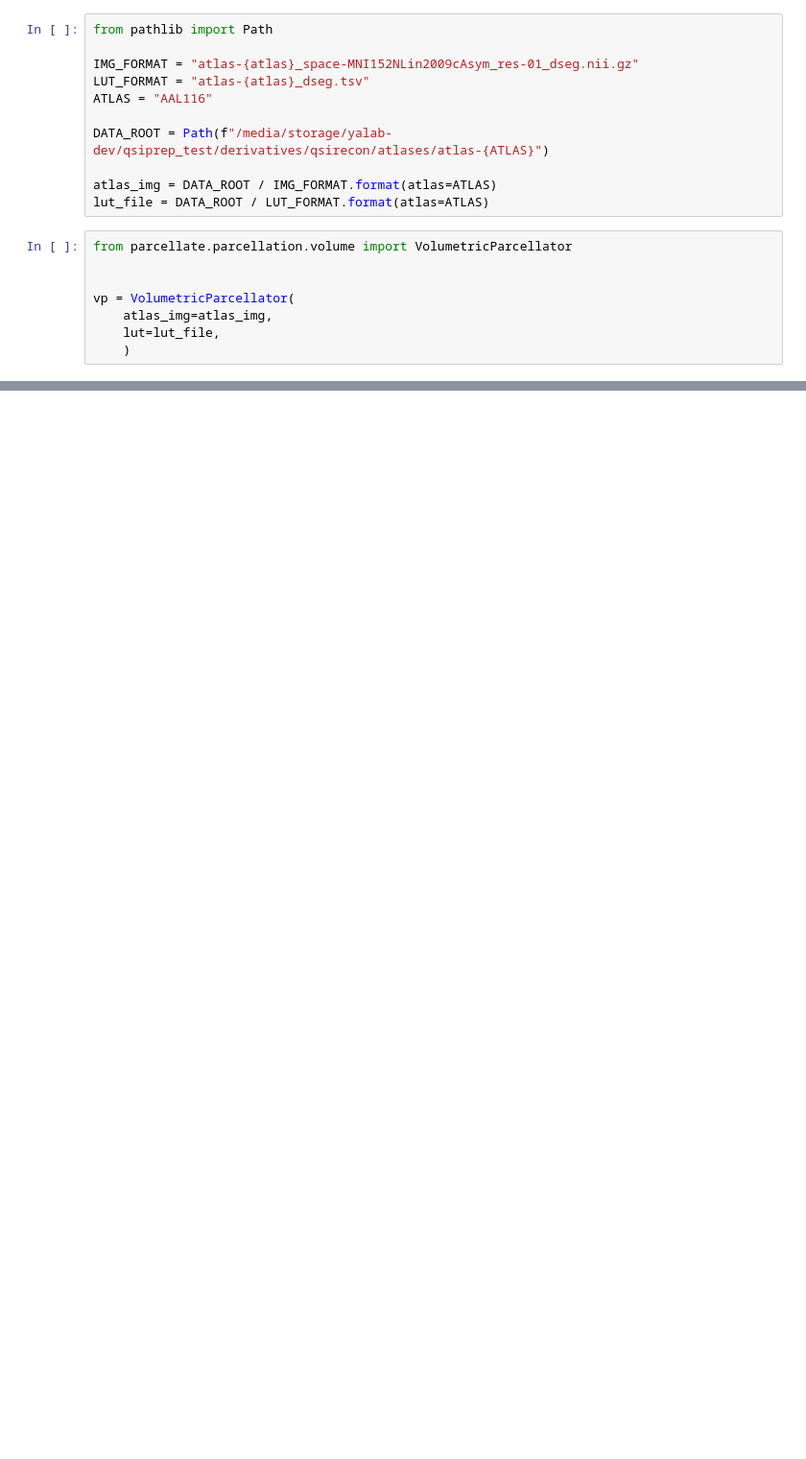
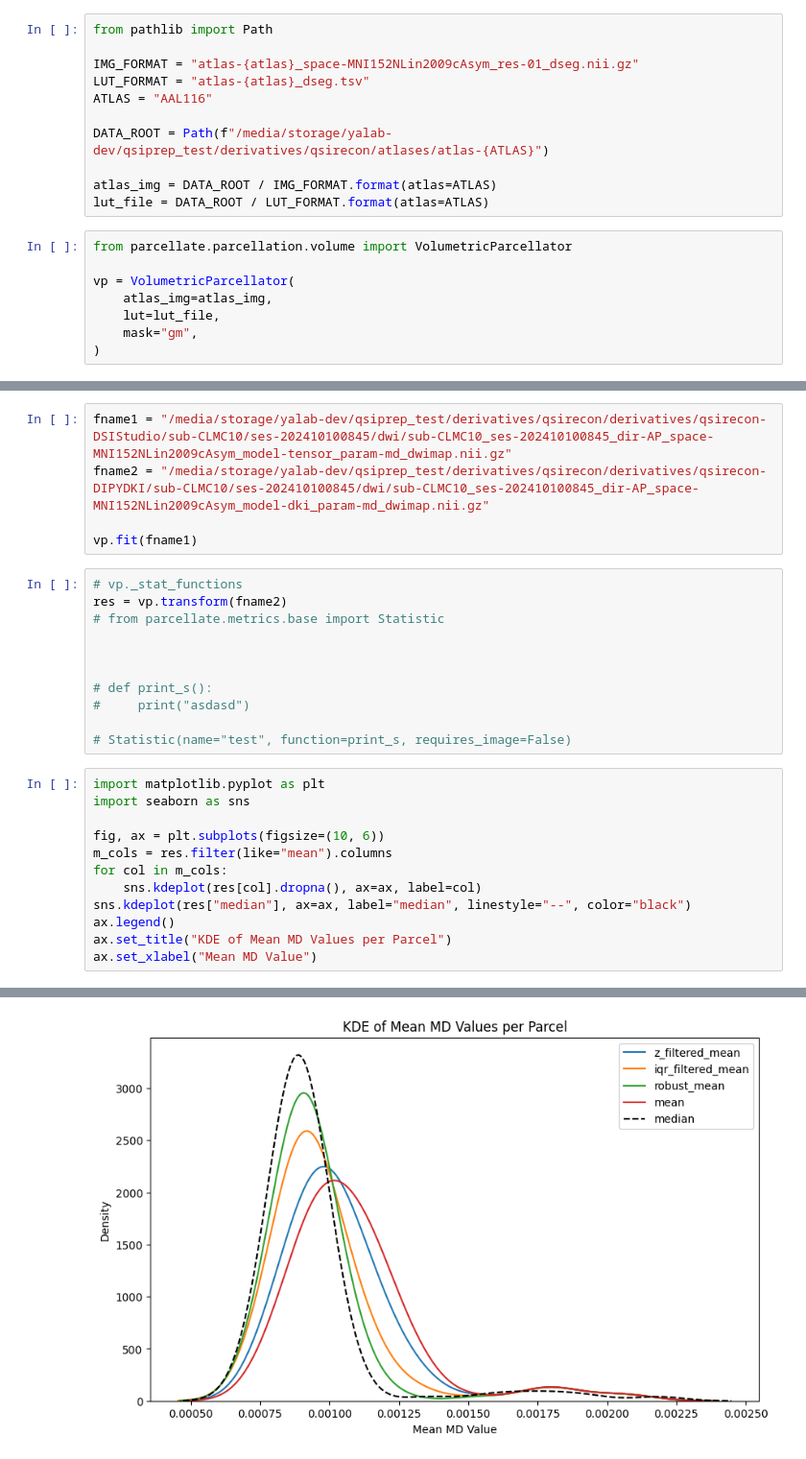
Before and after one commit to GalKepler/parcellate, a Jupyter notebook: notebooks/atlas.ipynb, the cells around one changed output, grey strips where cells are left out. Shown: that part at 96% size. Cells and saved outputs as stored; diff of their text form; blank space fills up the shorter version.

Commit message:
volumetric parcellation pretty much done

```diff
--- a/notebooks/atlas.ipynb
+++ b/notebooks/atlas.ipynb
@@ -11,9 +11,9 @@ atlas_img = DATA_ROOT / IMG_FORMAT.format(atlas=ATLAS)
 lut_file = DATA_ROOT / LUT_FORMAT.format(atlas=ATLAS)
 # %%
 from parcellate.parcellation.volume import VolumetricParcellator
-
 
 vp = VolumetricParcellator(
     atlas_img=atlas_img,
     lut=lut_file,
-    )
+    mask="gm",
+)
@@ -44,0 +20,29 @@ vp.regions
+# %%
+fname1 = "/media/storage/yalab-dev/qsiprep_test/derivatives/qsirecon/derivatives/qsirecon-DSIStudio/sub-CLMC10/ses-202410100845/dwi/sub-CLMC10_ses-202410100845_dir-AP_space-MNI152NLin2009cAsym_model-tensor_param-md_dwimap.nii.gz"
+fname2 = "/media/storage/yalab-dev/qsiprep_test/derivatives/qsirecon/derivatives/qsirecon-DIPYDKI/sub-CLMC10/ses-202410100845/dwi/sub-CLMC10_ses-202410100845_dir-AP_space-MNI152NLin2009cAsym_model-dki_param-md_dwimap.nii.gz"
+
+vp.fit(fname1)
+# %%
+# vp._stat_functions
+res = vp.transform(fname2)
+# from parcellate.metrics.base import Statistic
+
+
+
+# def print_s():
+#     print("asdasd")
+
+# Statistic(name="test", function=print_s, requires_image=False)
+# %%
+import matplotlib.pyplot as plt
+import seaborn as sns
+
+fig, ax = plt.subplots(figsize=(10, 6))
+m_cols = res.filter(like="mean").columns
+for col in m_cols:
+    sns.kdeplot(res[col].dropna(), ax=ax, label=col)
+sns.kdeplot(res["median"], ax=ax, label="median", linestyle="--", color="black")
+ax.legend()
+ax.set_title("KDE of Mean MD Values per Parcel")
+ax.set_xlabel("Mean MD Value")
+# %% [output]
@@ -44,0 +50 @@ vp.regions
+[figure, added]
```
Also changed, not shown: parts of 2 cells of this notebook, 8 other files.
